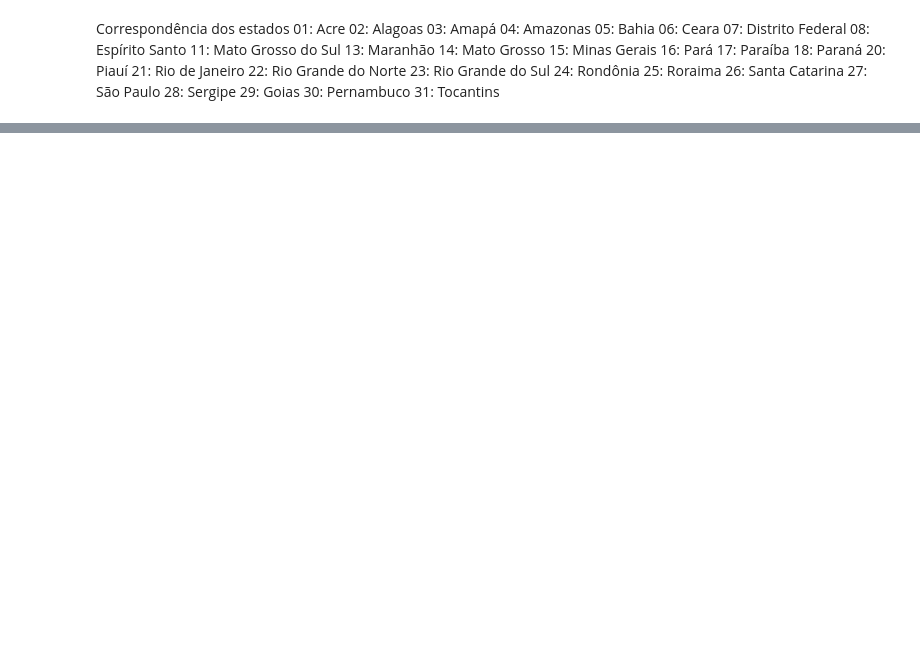
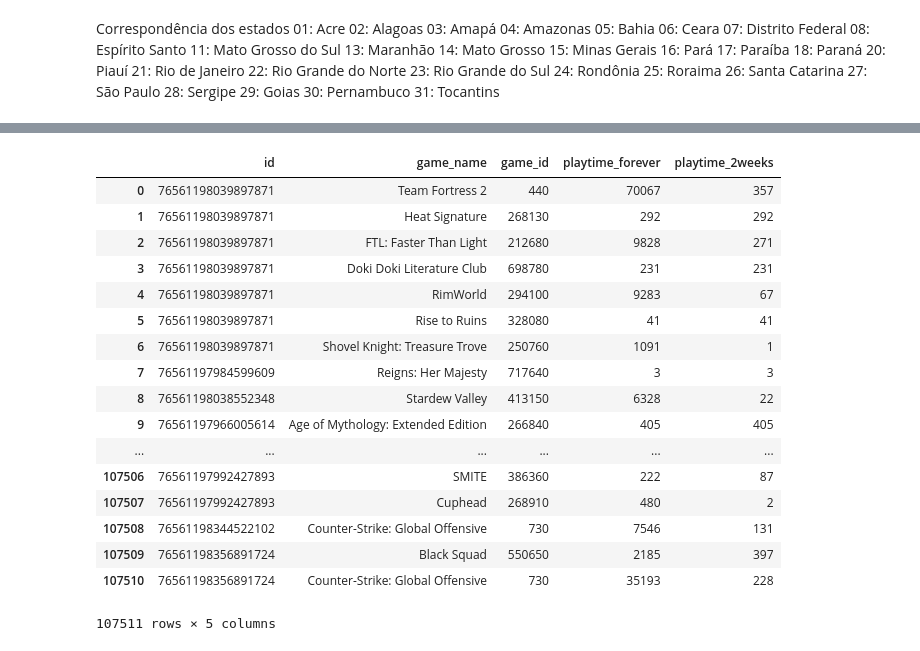
Before and after one commit to if1015-datascience-ufpe/2017-2-projeto-hbcj-lfp2, a Jupyter notebook: Projeto.ipynb, the cells around one changed output, grey strips where cells are left out. Saved outputs shown, nothing was run; the diff lists cells and outputs as text; code cells hidden in the pictures; blank space fills up the shorter version.

```diff
--- a/Projeto.ipynb
+++ b/Projeto.ipynb
@@ -174,8 +175,3 @@ Correspondência dos estados
 29: Goias
 30: Pernambuco
 31: Tocantins
-# %%
-params3={'key':'F695AF807551C6BDF76E8CAAF31B2D5B', 'steamid': '76561198039897871'}
-for x in range(len(dataJogadores3)):
-    params3['steamid'] =
-    prfs= rq.get('http://api.steampowered.com/IPlayerService/GetRecentlyPlayedGames/v0001/', params3).json()
@@ -181,0 +194,32 @@ for x in range(len(dataJogadores3)):
+# %%
+#games = []
+#gamesid= []
+#playtime_forever = []
+#playtime_2weeks = []
+#ids_games = []
+#jogos_jogador = []
+params3={'key':'F695AF807551C6BDF76E8CAAF31B2D5B', 'steamid': '76561198039897871'}
+for x in range(len(dataJogadores3)):
+    id_pessoa = dataJogadores3.loc[x, 'id']
+    #print(id_pessoa)
+    if id_pessoa not in ids_games and x > 28189 :
+        print(id_pessoa)
+        params3['steamid'] = id_pessoa
+        prfs= rq.get('http://api.steampowered.com/IPlayerService/GetRecentlyPlayedGames/v0001/', params3).json()['response']
+        if 'games' in prfs.keys():
+            prfs = prfs['games']
+            for prf in prfs:
+                if 'name' in prf.keys() and 'appid' in prf.keys():
+                    print(prf['name'])
+                    games.append(prf['name'])
+                    gamesid.append(prf['appid'])
+                    playtime_forever.append(prf['playtime_forever'])
+                    playtime_2weeks.append(prf['playtime_2weeks'])
+                    ids_games.append(id_pessoa)
+
+
+for i in range(len(games)):
+    jogos_jogador.append((ids_games[i],games[i],gamesid[i],playtime_forever[i], playtime_2weeks[i]))
+
+dataGames = pd.DataFrame(jogos_jogador, columns=['id', 'game_name', 'game_id', 'playtime_forever', 'playtime_2weeks'])
+dataGames
@@ -182,3 +245,28 @@ for x in range(len(dataJogadores3)):
+# %%
+for i in range(len(games)):
+    jogos_jogador.append((ids_games[i],games[i],gamesid[i],playtime_forever[i], playtime_2weeks[i]))
+
+dataGames = pd.DataFrame(jogos_jogador, columns=['id', 'game_name', 'game_id', 'playtime_forever', 'playtime_2weeks'])
+dataGames
+# %% [output]
+|  | id | game_name | game_id | playtime_forever | playtime_2weeks |
+| 0 | 76561198039897871 | Team Fortress 2 | 440 | 70067 | 357 |
+| 1 | 76561198039897871 | Heat Signature | 268130 | 292 | 292 |
+| 2 | 76561198039897871 | FTL: Faster Than Light | 212680 | 9828 | 271 |
+| 3 | 76561198039897871 | Doki Doki Literature Club | 698780 | 231 | 231 |
+| 4 | 76561198039897871 | RimWorld | 294100 | 9283 | 67 |
+| 5 | 76561198039897871 | Rise to Ruins | 328080 | 41 | 41 |
+| 6 | 76561198039897871 | Shovel Knight: Treasure Trove | 250760 | 1091 | 1 |
+| 7 | 76561197984599609 | Reigns: Her Majesty | 717640 | 3 | 3 |
+| 8 | 76561198038552348 | Stardew Valley | 413150 | 6328 | 22 |
+| 9 | 76561197966005614 | Age of Mythology: Extended Edition | 266840 | 405 | 405 |
+| ... | ... | ... | ... | ... | ... |
+| 107506 | 76561197992427893 | SMITE | 386360 | 222 | 87 |
+| 107507 | 76561197992427893 | Cuphead | 268910 | 480 | 2 |
+| 107508 | 76561198344522102 | Counter-Strike: Global Offensive | 730 | 7546 | 131 |
+| 107509 | 76561198356891724 | Black Squad | 550650 | 2185 | 397 |
+| 107510 | 76561198356891724 | Counter-Strike: Global Offensive | 730 | 35193 | 228 |
+107511 rows × 5 columns
 # %%
 with open('ans_2.csv', 'w') as myfile:
     wr = csv.writer(myfile, quoting=csv.QUOTE_ALL)
```
Also changed, not shown: parts of 8 cells of this notebook.
